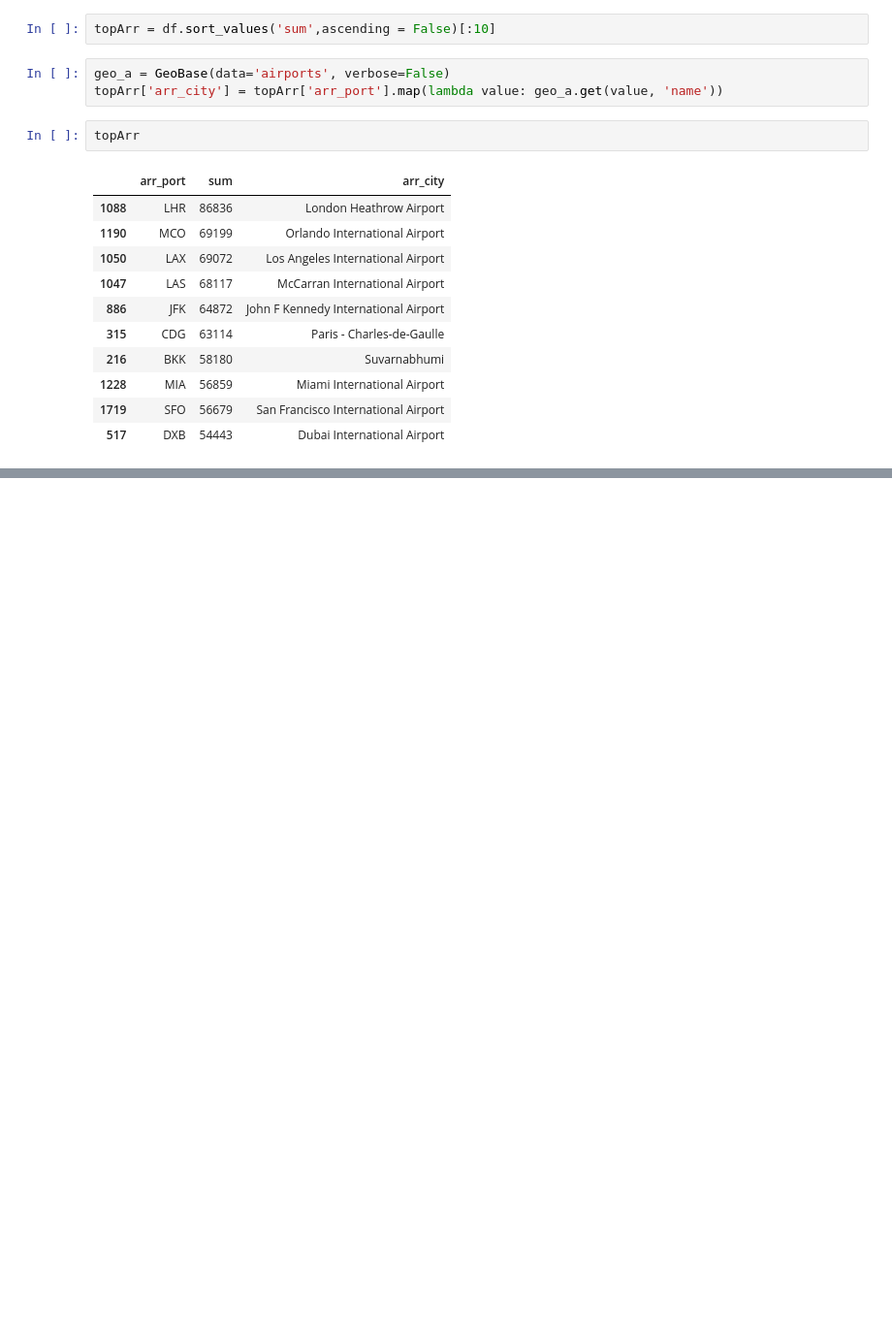
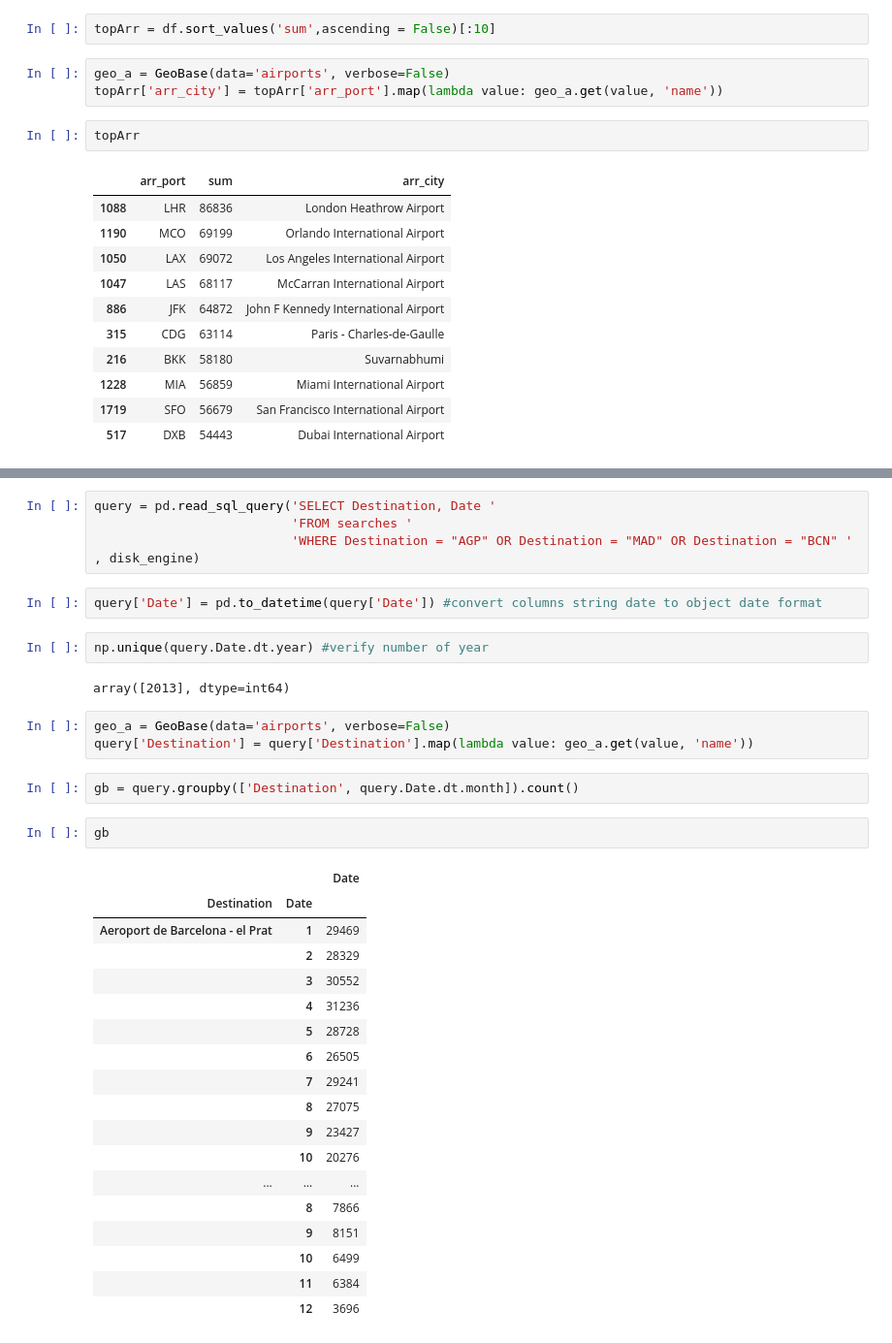
Before and after one commit to AngyGeek/DataChallenge, a Jupyter notebook: DataChallengeCode.ipynb, the cells around one changed output, grey strips where cells are left out. Shown: that part at 97% size. Drawn from its saved outputs; the diff is of its cells as text; blank space fills up the shorter version.

```diff
--- a/DataChallengeCode.ipynb
+++ b/DataChallengeCode.ipynb
@@ -116,0 +171,36 @@ topArr
+# %%
+query = pd.read_sql_query('SELECT Destination, Date '
+                          'FROM searches '
+                          'WHERE Destination = "AGP" OR Destination = "MAD" OR Destination = "BCN" ' , disk_engine)
+# %%
+query['Date'] = pd.to_datetime(query['Date']) #convert columns string date to object date format
+# %%
+np.unique(query.Date.dt.year) #verify number of year
+# %% [output]
+array([2013], dtype=int64)
+# %%
+geo_a = GeoBase(data='airports', verbose=False)
+query['Destination'] = query['Destination'].map(lambda value: geo_a.get(value, 'name'))
+# %%
+gb = query.groupby(['Destination', query.Date.dt.month]).count()
+# %%
+gb
+# %% [output]
+|  |  | Date |
+| Destination | Date |  |
+| Aeroport de Barcelona - el Prat | 1 | 29469 |
+|  | 2 | 28329 |
+|  | 3 | 30552 |
+|  | 4 | 31236 |
+|  | 5 | 28728 |
+|  | 6 | 26505 |
+|  | 7 | 29241 |
+|  | 8 | 27075 |
+|  | 9 | 23427 |
+|  | 10 | 20276 |
+| ... | ... | ... |
+|  | 8 | 7866 |
+|  | 9 | 8151 |
+|  | 10 | 6499 |
+|  | 11 | 6384 |
+|  | 12 | 3696 |
```
Also changed, not shown: parts of 7 cells of this notebook.
